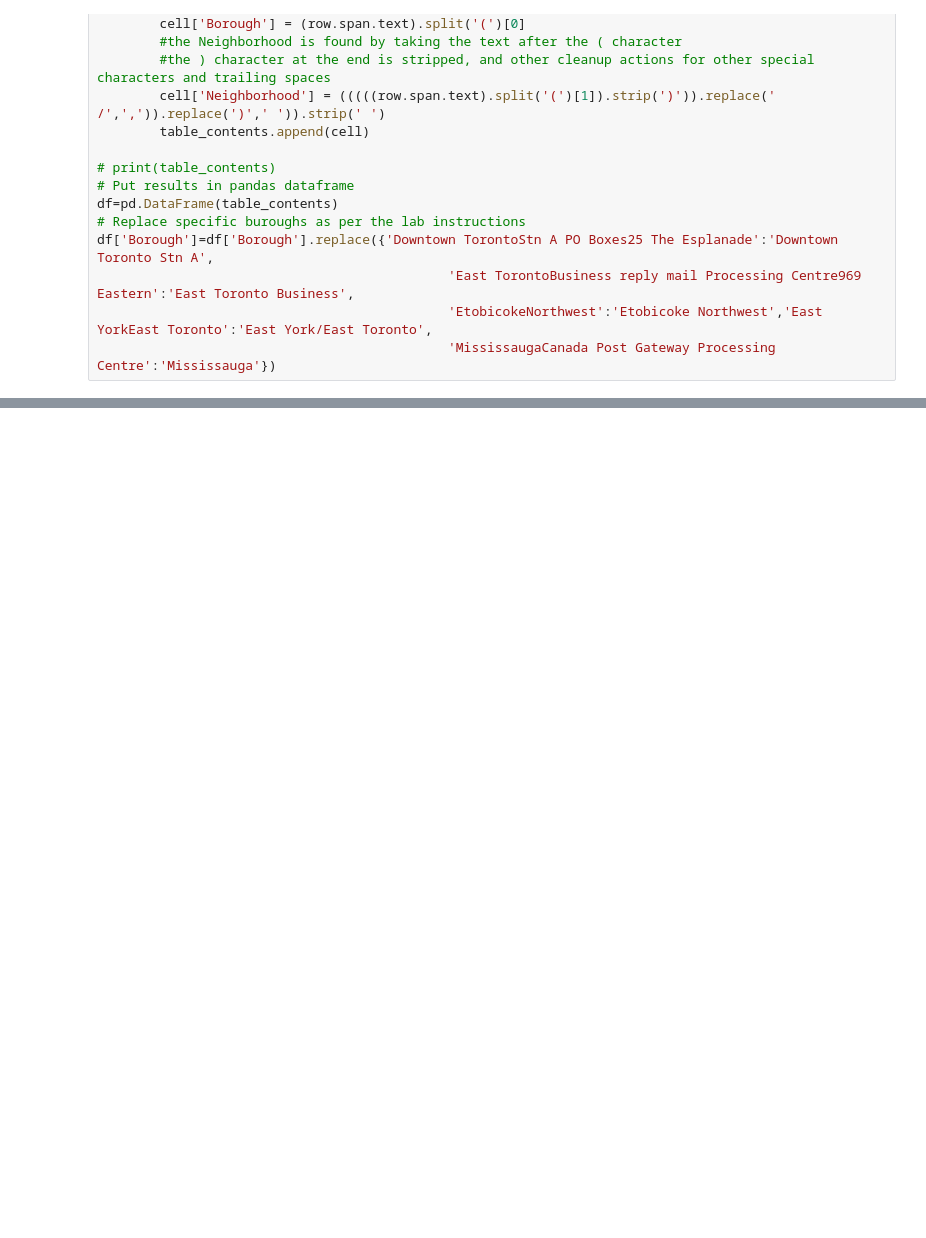
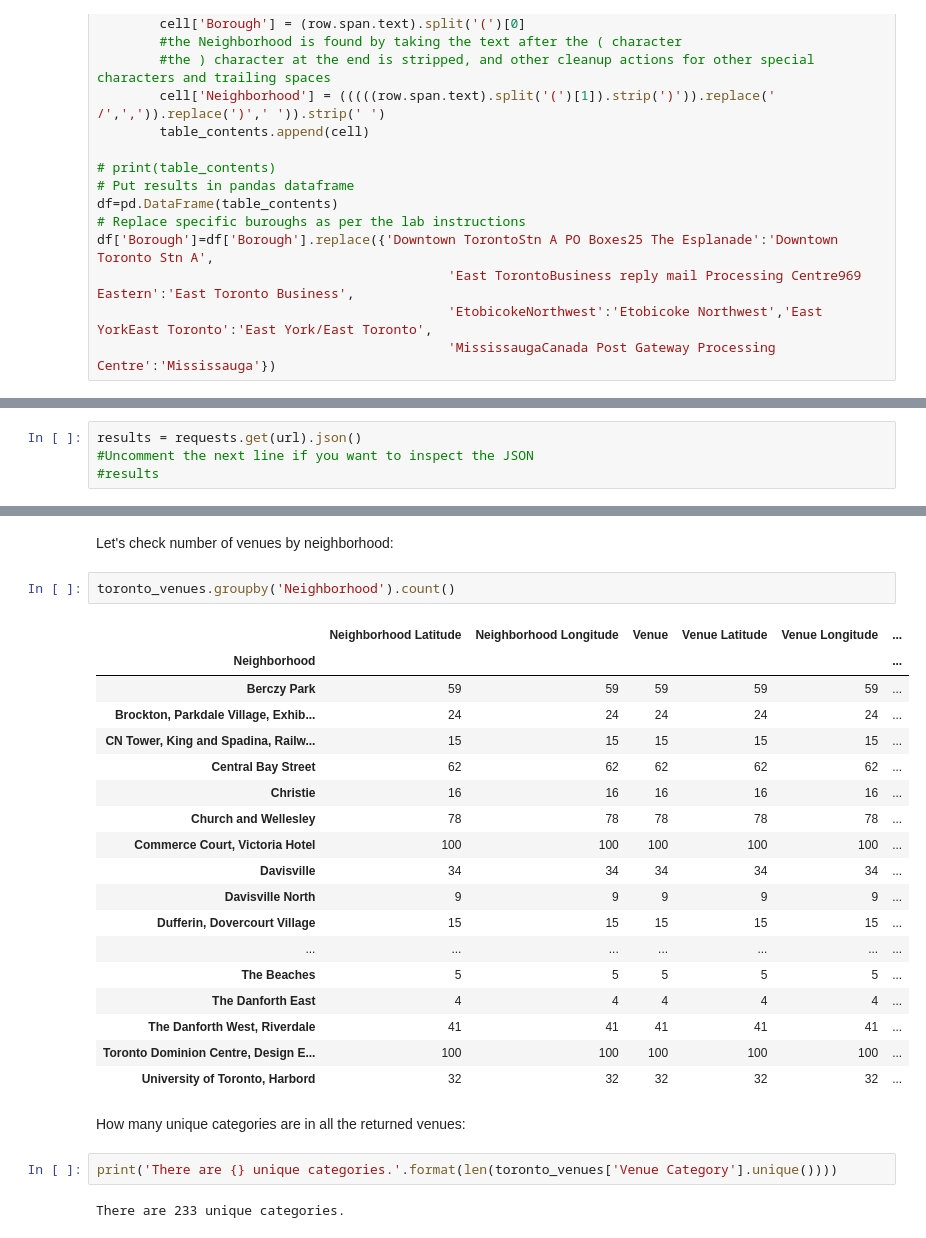
Before and after one commit to 10below/Coursera_capstone, a Jupyter notebook: Coursera_capstone.ipynb, the cells around one changed output, grey strips where cells are left out. Cells and saved outputs as stored; diff of their text form; blank space fills up the shorter version.

```diff
--- a/Coursera_capstone.ipynb
+++ b/Coursera_capstone.ipynb
@@ -78,0 +273,4 @@ df.shape
+# %%
+results = requests.get(url).json()
+#Uncomment the next line if you want to inspect the JSON
+#results
@@ -78,0 +397,29 @@ df.shape
+# %% [markdown]
+Let's check number of venues by neighborhood:
+# %%
+toronto_venues.groupby('Neighborhood').count()
+# %% [output]
+|  | Neighborhood Latitude | Neighborhood Longitude | Venue | Venue Latitude | Venue Longitude | ... |
+| Neighborhood |  |  |  |  |  | ... |
+| Berczy Park | 59 | 59 | 59 | 59 | 59 | ... |
+| Brockton, Parkdale Village, Exhib... | 24 | 24 | 24 | 24 | 24 | ... |
+| CN Tower, King and Spadina, Railw... | 15 | 15 | 15 | 15 | 15 | ... |
+| Central Bay Street | 62 | 62 | 62 | 62 | 62 | ... |
+| Christie | 16 | 16 | 16 | 16 | 16 | ... |
+| Church and Wellesley | 78 | 78 | 78 | 78 | 78 | ... |
+| Commerce Court, Victoria Hotel | 100 | 100 | 100 | 100 | 100 | ... |
+| Davisville | 34 | 34 | 34 | 34 | 34 | ... |
+| Davisville North | 9 | 9 | 9 | 9 | 9 | ... |
+| Dufferin, Dovercourt Village | 15 | 15 | 15 | 15 | 15 | ... |
+| ... | ... | ... | ... | ... | ... | ... |
+| The Beaches | 5 | 5 | 5 | 5 | 5 | ... |
+| The Danforth East | 4 | 4 | 4 | 4 | 4 | ... |
+| The Danforth West, Riverdale | 41 | 41 | 41 | 41 | 41 | ... |
+| Toronto Dominion Centre, Design E... | 100 | 100 | 100 | 100 | 100 | ... |
+| University of Toronto, Harbord | 32 | 32 | 32 | 32 | 32 | ... |
+# %% [markdown]
+How many unique categories are in all the returned venues:
+# %%
+print('There are {} unique categories.'.format(len(toronto_venues['Venue Category'].unique())))
+# %% [output]
+There are 233 unique categories.
```
Also changed, not shown: parts of 52 cells of this notebook.
